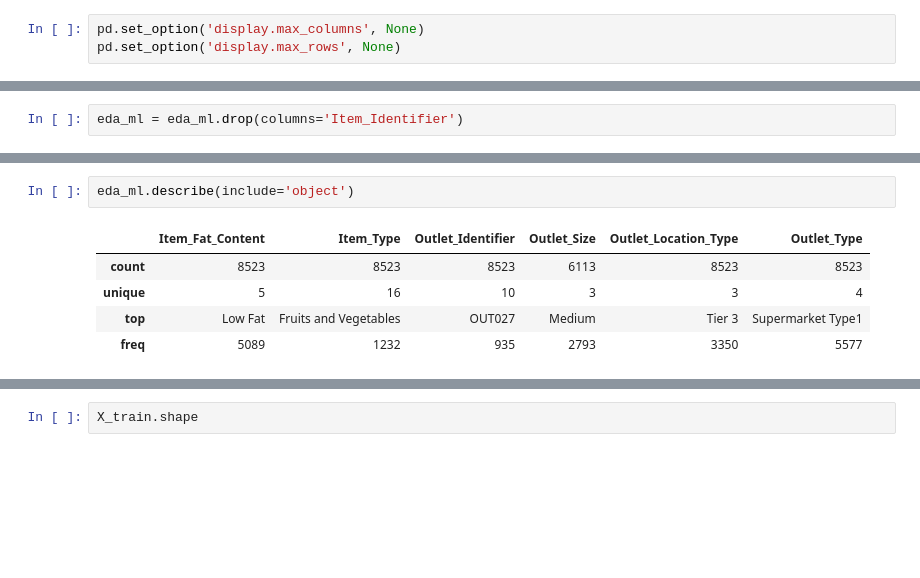
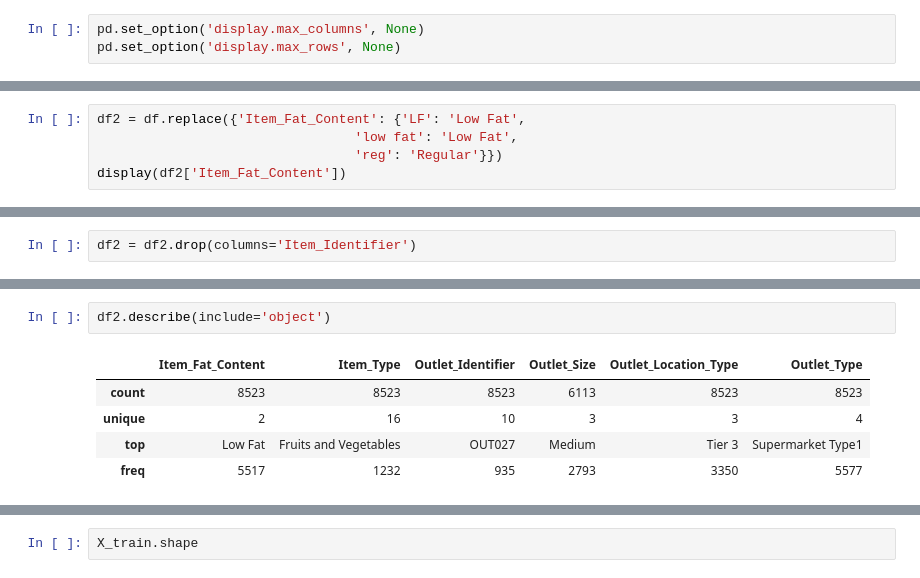
Before and after one commit to Bettylu0608/Prediction-of-Product-Sales, a Jupyter notebook: Prediction_of_Product_Sales_.ipynb, the cells around one changed output, grey strips where cells are left out. Drawn from its saved outputs; the diff is of its cells as text; blank space fills up the shorter version.

```diff
--- a/Prediction_of_Product_Sales_.ipynb
+++ b/Prediction_of_Product_Sales_.ipynb
@@ -564,0 +568,5 @@ eda_ml = df.copy()
+# %%
+df2 = df.replace({'Item_Fat_Content': {'LF': 'Low Fat',
+                                 'low fat': 'Low Fat',
+                                 'reg': 'Regular'}})
+display(df2['Item_Fat_Content'])
@@ -565,3 +591,3 @@ eda_ml = df.copy()
 # %%
-eda_ml = eda_ml.drop(columns='Item_Identifier')
+df2 = df2.drop(columns='Item_Identifier')
 # %%
@@ -630,11 +656,11 @@ eda_ml.describe(include='number')
 | 75% | 16.850000 | 0.094585 | 185.643700 | 2004.000000 | 3101.296400 |
 | max | 21.350000 | 0.328391 | 266.888400 | 2009.000000 | 13086.964800 |
 # %%
-eda_ml.describe(include='object')
+df2.describe(include='object')
 # %% [output]
 |  | Item_Fat_Content | Item_Type | Outlet_Identifier | Outlet_Size | Outlet_Location_Type | Outlet_Type |
 | count | 8523 | 8523 | 8523 | 6113 | 8523 | 8523 |
-| unique | 5 | 16 | 10 | 3 | 3 | 4 |
+| unique | 2 | 16 | 10 | 3 | 3 | 4 |
 | top | Low Fat | Fruits and Vegetables | OUT027 | Medium | Tier 3 | Supermarket Type1 |
-| freq | 5089 | 1232 | 935 | 2793 | 3350 | 5577 |
+| freq | 5517 | 1232 | 935 | 2793 | 3350 | 5577 |
 # %%
```
Also changed, not shown: parts of 71 cells of this notebook.
